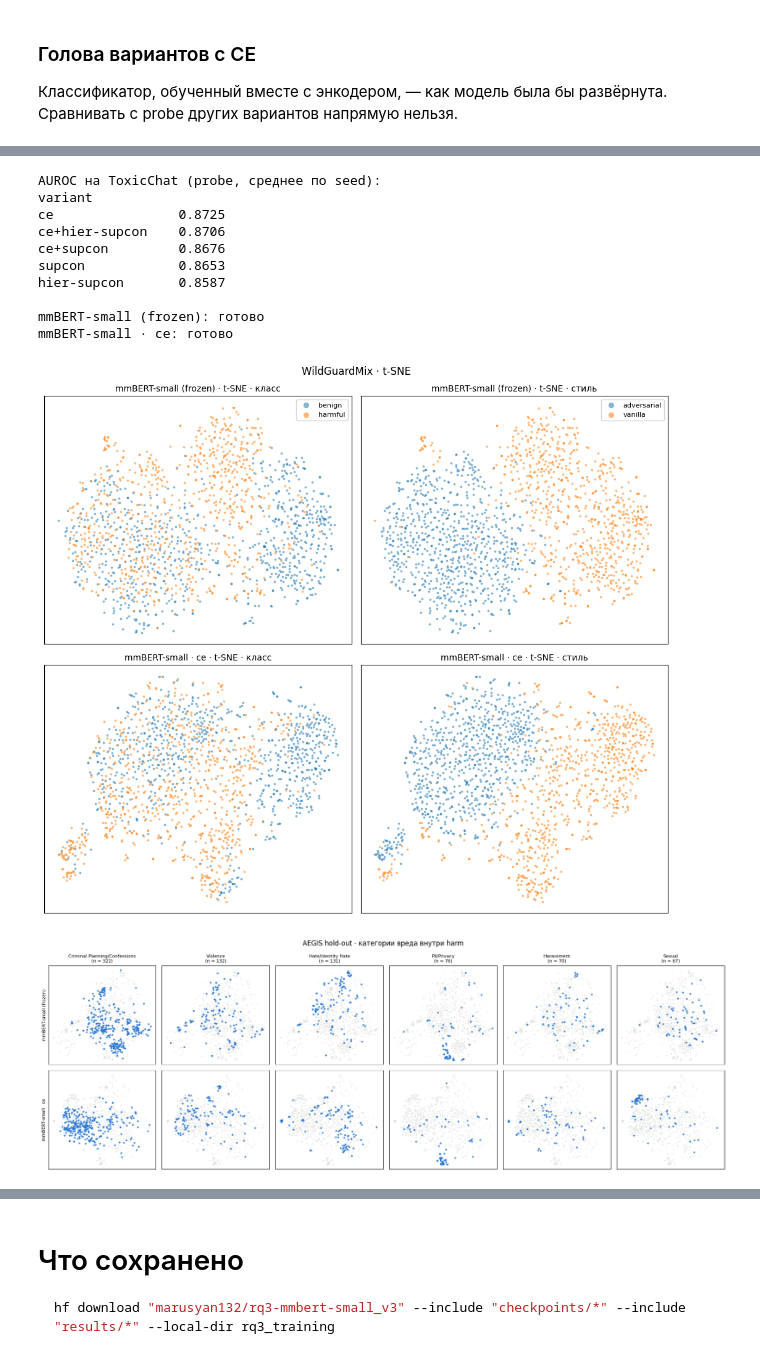
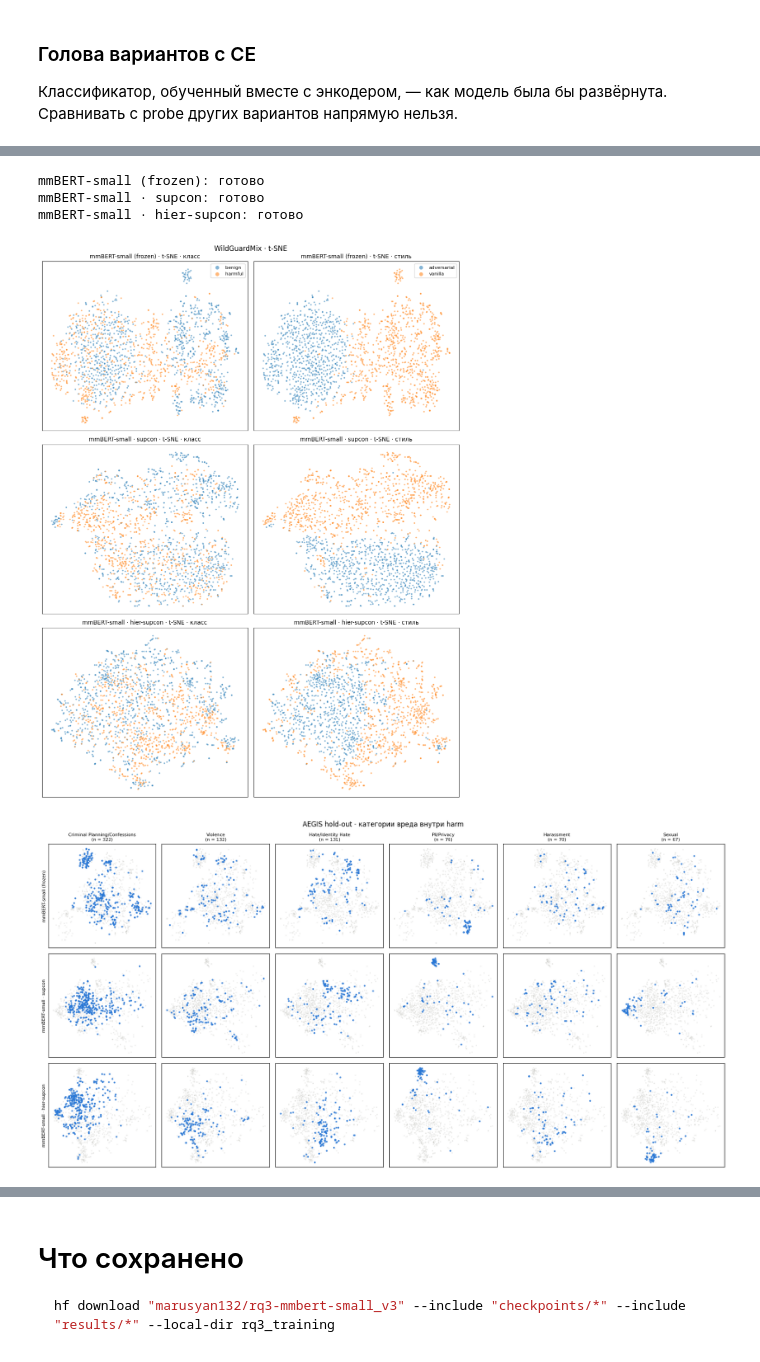
Before and after one commit to embedding-level-guardrails/Embedding-level-Guardrails, a Jupyter notebook: rq3_training/notebooks/RQ3_mmbert_small_training.ipynb, the cells around one changed output, grey strips where cells are left out. Drawn from its saved outputs; the diff is of its cells as text; code cells hidden in the pictures.

```diff
--- a/rq3_training/notebooks/RQ3_mmbert_small_training.ipynb
+++ b/rq3_training/notebooks/RQ3_mmbert_small_training.ipynb
@@ -449,8 +451,8 @@ TOXICCHAT = (
 WILDGUARD_REPO = "allenai/wildguardmix"
 # wildguardtrain — 86.7k строк, метки в основном синтетические (GPT-4);
 # wildguardtest — 1.7k строк, размечены людьми. Для итоговых чисел честнее test, для мощности — train.
-WILDGUARD_FILE = "train/wildguard_train.parquet"
-WILDGUARD_SAMPLE_PER_CELL = 400
+WILDGUARD_FILE = "test/wildguard_test.parquet"
+WILDGUARD_SAMPLE_PER_CELL = 1000
 WILDGUARD_STYLES = ("vanilla", "adversarial")
 WILDGUARD_HARM_LABEL = "harmful"
 MAX_PROMPT_CHARS = 15_000
@@ -994,11 +1012,6 @@ def select_thresholds(scores: np.ndarray, labels: np.ndarray) -> dict[str, float
     return {f"val {level:.0%}": float(thresholds[fpr <= level][-1]) for level in THRESHOLD_FPR_GRID}
 
 
-def quantile_threshold(scores: np.ndarray, level: float = TARGET_FPR) -> float:
-    """Рекалибровка без меток: порог по квантилю скоров самого набора (доля флагов = level)."""
-    return float(np.quantile(scores, 1.0 - level))
-
-
 def classification_metrics(scores: np.ndarray, labels: np.ndarray, thresholds: dict[str, float]) -> dict[str, float]:
     # Метрики, основанные на ROC, требуют достаточного числа промптов обоих классов.
     # При N негативов шаг сетки FPR равен 1/N: при 23 негативах условие «fpr <= 1%» оставляет
@@ -1016,9 +1029,6 @@ def classification_metrics(scores: np.ndarray, labels: np.ndarray, thresholds: d
         flagged = scores >= threshold
         row[f"FPR @ {name}"] = float(flagged[labels == 0].mean())
         row[f"TPR @ {name}"] = float(flagged[labels == 1].mean())
-    flagged = scores >= quantile_threshold(scores)                  # порог пересчитан на самом наборе
-    row["FPR @ quantile 1%"] = float(flagged[labels == 0].mean())
-    row["TPR @ quantile 1%"] = float(flagged[labels == 1].mean())
     return row
 
 
@@ -1747,11 +1898,10 @@ CLASSIFICATION = pd.DataFrame(classification_rows)
 CLASSIFICATION.to_csv(RESULTS_DIR / "classification_runs.csv", index=False)
 pd.DataFrame(scorer_params).to_csv(RESULTS_DIR / "scorer_params.csv", index=False)
 
-# порог Юдена убран: он ставил каждую модель в свою точку и делал FNR несравнимым между моделями.
-# «val N%» — порог перенесён с val; «quantile 1%» — порог пересчитан на самом наборе, без меток.
+# Порог Юдена убран: он ставил каждую модель в свою точку и делал FNR несравнимым между моделями.
+# «val N%» — порог выбран на val при FPR <= N% и перенесён без изменений.
 MAIN_METRICS = ["AUROC", "pAUC", "TPR@FPR=1%",
-                "FPR @ val 1%", "TPR @ val 1%", "TPR @ val 5%",
-                "FPR @ quantile 1%", "TPR @ quantile 1%"]
+                "FPR @ val 1%", "TPR @ val 1%", "TPR @ val 5%"]
 (
     CLASSIFICATION.groupby(["variant", "scorer", "dataset"], sort=False)[MAIN_METRICS]
     .agg(["mean", "std"])
@@ -2284,19 +2387,10 @@ WildGuard · структура категорий
 # %%
 from sklearn.manifold import TSNE
 
-BEST_VARIANT = None                # None — выбрать по метрикам; или "hier-supcon"
 BEST_SEED = SAVE_WEIGHTS_SEEDS[0]
 CATEGORY_PANELS = 6                # категорий на фигуру: больше — нечитаемо
 HIGHLIGHT_COLOR = "#2a78d6"        # один валидированный оттенок; идентичность несёт панель, а не цвет
 CONTEXT_COLOR = "#c9c9c4"
-
-
-def pick_best_variant(dataset="ToxicChat", metric="AUROC"):
-    runs = pd.read_csv(RESULTS_DIR / "classification_runs.csv")
-    runs = runs[(runs["scorer"] == PRIMARY_SCORER) & (runs["dataset"] == dataset) & (runs["variant"] != "frozen")]
-    means = runs.groupby("variant")[metric].mean().sort_values(ascending=False)
-    print(f"{metric} на {dataset} ({PRIMARY_SCORER}, среднее по seed):\n{means.round(4).to_string()}\n")
-    return str(means.index[0])
 
 
 def plot_projections(projections, colorings, title, point_size=7.0):
@@ -2354,47 +2448,46 @@ def plot_category_highlights(projections, harm_mask, categories, title, panels=C
 
 def tsne(embeddings):
     return TSNE(n_components=2, perplexity=30.0, init="pca",
-                learning_rate="auto", random_state=SEED).fit_transform(normalized(embeddings).numpy())
+                learning_rate="auto", metric = "cosine", random_state=SEED).fit_transform(normalized(embeddings).numpy())
 
 
 # Эмбеддинги уже посчитаны при обучении (WildGuard входит в EVAL_FRAMES) — переэмбеддить и грузить
-# чекпоинты не нужно.
-variant = BEST_VARIANT or pick_best_variant()
-TSNE_MODELS = {"mmBERT-small (frozen)": "frozen", f"mmBERT-small · {variant}": run_key(variant, BEST_SEED)}
+# чекпоинты не нужно. Варианты заданы явно, без отбора по метрикам: нужно конкретное сравнение
+# «class-SupCon стирает категории» против «иерархия их сохраняет».
+TSNE_VARIANTS = ("supcon", "hier-supcon")
+TSNE_WITH_FROZEN = True            # frozen как точка отсчёта; False — оставить только два варианта
+
+TSNE_MODELS = {
+    **({"mmBERT-small (frozen)": "frozen"} if TSNE_WITH_FROZEN else {}),
+    **{f"mmBERT-small · {variant}": run_key(variant, BEST_SEED) for variant in TSNE_VARIANTS},
+}
 
 PROJECTIONS = {dataset: {} for dataset in ("WildGuard", "hold-out")}
 for label, model_name in TSNE_MODELS.items():
     for dataset in PROJECTIONS:
         PROJECTIONS[dataset][label] = tsne(MODEL_OUTPUTS[model_name][dataset]["embeddings"])
     print(f"{label}: готово")
 
 WILDGUARD_FIGURE = plot_projections(
     PROJECTIONS["WildGuard"],
     {"класс": np.where(WILDGUARD["label"] == 1, "harmful", "benign"), "стиль": WILDGUARD["style"].to_numpy()},
     "WildGuardMix · t-SNE",
 )
 WILDGUARD_FIGURE.savefig(RESULTS_DIR / "tsne_wildguardmix.png", dpi=120)
 display(WILDGUARD_FIGURE)
 
-# Категории вреда: сначала таксономия, на которой училась иерархия (AEGIS hold-out),
-# затем чужая, которой модель не видела (WildGuardMix) — это и есть проверка переноса структуры.
+# Главная фигура: сохраняется ли близость текстов одного типа вреда внутри harm.
+# Сначала таксономия, на которой училась иерархия (AEGIS hold-out), затем чужая (WildGuardMix) — перенос структуры.
 for dataset, title in (("hold-out", "AEGIS hold-out · категории вреда внутри harm"),
                        ("WildGuard", "WildGuardMix · подкатегории вреда внутри harm (чужая таксономия)")):
     frame = EVAL_FRAMES[dataset]
     figure = plot_category_highlights(PROJECTIONS[dataset], (frame["label"] == 1).to_numpy(),
                                       frame["category"].to_numpy(dtype=object), title)
     figure.savefig(RESULTS_DIR / f"tsne_categories_{dataset.replace(' ', '_')}.png", dpi=120)
     display(figure)
 # %% [output]
-AUROC на ToxicChat (probe, среднее по seed):
-variant
-ce                0.8725
-ce+hier-supcon    0.8706
-ce+supcon         0.8676
-supcon            0.8653
-hier-supcon       0.8587
-
 mmBERT-small (frozen): готово
-mmBERT-small · ce: готово
+mmBERT-small · supcon: готово
+mmBERT-small · hier-supcon: готово
-[figure, old version]
+[figure, new version]
-[figure, old version]
+[figure, new version]
```
Also changed, not shown: parts of 48 cells of this notebook, 12 other files.
